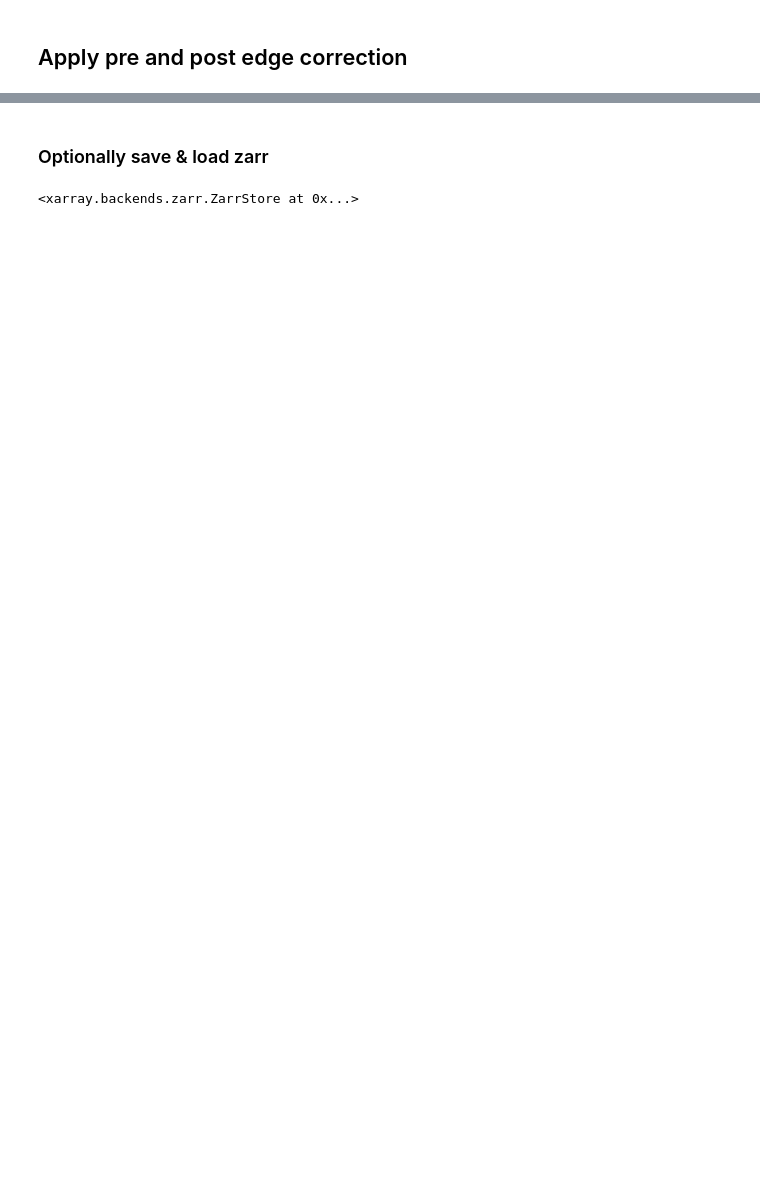
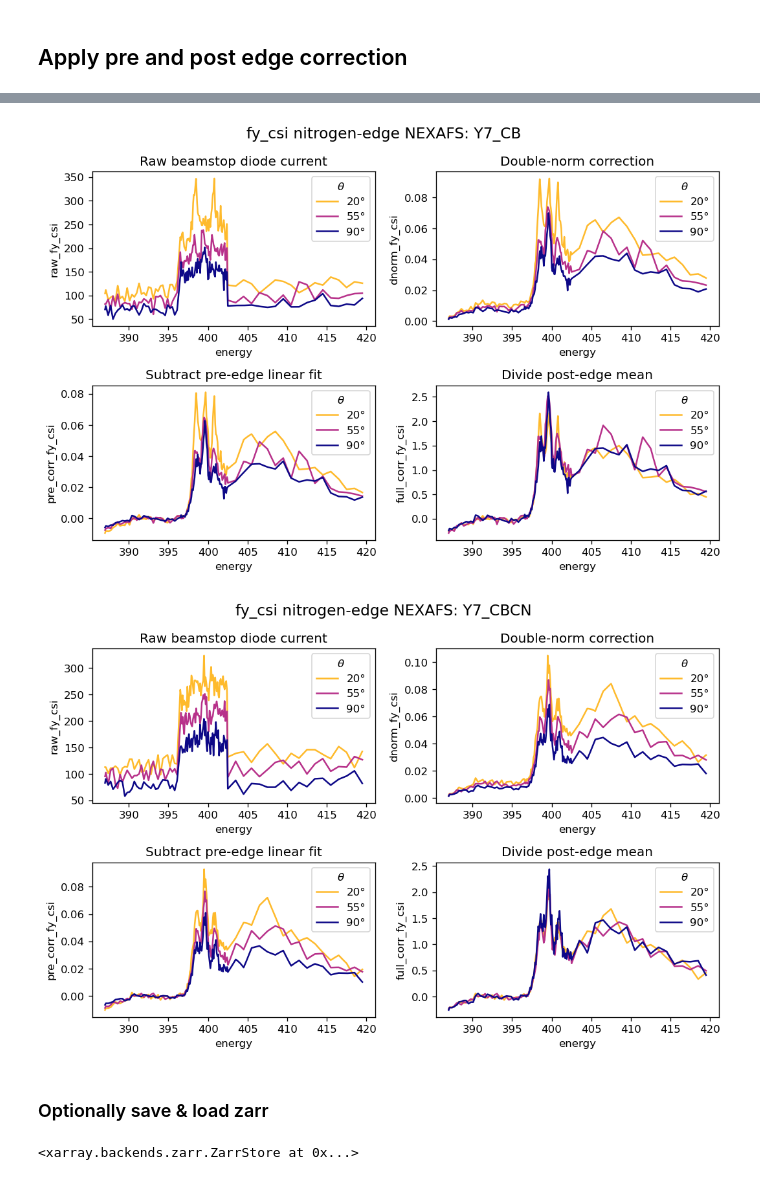
Before and after one commit to andrewjlevin/rsoxs_suite, a Jupyter notebook: sst1_notebooks/2023C3/2023C3_pey_sst2_loading.ipynb, the cells around one changed output, grey strips where cells are left out. Drawn from its saved outputs; the diff is of its cells as text; code cells hidden in the pictures; blank space fills up the shorter version.

Commit message:
sst1 notebooks current status (still messy)

```diff
--- a/sst1_notebooks/2023C3/2023C3_pey_sst2_loading.ipynb
+++ b/sst1_notebooks/2023C3/2023C3_pey_sst2_loading.ipynb
@@ -174,14 +221,15 @@ for data_var in diode_DS.data_vars:
 # %%
 # Create nexafs dataset to export & apply/add double-norm-corrected data variable
 
-plan_of_interest = 'nexafs_carbon'
+plan_of_interest = 'nexafs_nitrogen'
 DS = xr.Dataset(attrs={'name': plan_of_interest})
 
-for nexafs_type in ['pey', 'tey']:
+for nexafs_type in ['pey', 'tey', 'fy_csi']:
     DS[f'raw_{nexafs_type}'] = nf_DS[f'{nexafs_type}']
     DS['sample_i_ref'] = nf_DS['i_ref']
     DS['calib_i_ref'] = diode_DS['i_ref']
-    DS['calib_diode'] = diode_DS['m4c']
+    # DS['calib_diode'] = diode_DS['m4c']
+    DS['calib_diode'] = diode_DS['diode']
     DS[f'dnorm_{nexafs_type}'] = (DS[f'raw_{nexafs_type}'] / DS['sample_i_ref']) * (DS['calib_i_ref'] / DS['calib_diode'])
 
 DS
@@ -291,3 +352,62 @@ Attributes:
+# %%
+# DS = loaded_DS.copy()
+edge = 'nitrogen'
+nexafs_type = 'fy_csi'
+
+energy_min = 387  # nitrogen
+energy_max = 419.5  # nitrogen
+
+# energy_min = 275
+# energy_max = 320
+
+energy_slice = slice(energy_min, energy_max)
+# energy_slice = slice(None, None)
+
+# energy_slice = slice(250,350) # carbon
+# energy_slice = slice(370, 440) # nitrogen
+# energy_slice = slice(396, 405) # nitrogen
+
+# Create the colormap
+colors = plt.cm.plasma_r(np.linspace(0.15, 1, len(DS.theta)))
+# colors = plt.cm.plasma(np.linspace(0, 0.85, len(DS.theta)))
+
+
+for sample_name in tqdm(DS.sample_name.values):
+    fig, axs = plt.subplots(2, 2)
+    fig.set(size_inches=(9, 6), dpi=120, tight_layout=True)
+    fig.suptitle(f'{nexafs_type} {edge}-edge NEXAFS: {sample_name}', fontsize=14)
+    # fig.suptitle(f'Transmission {edge}-edge NEXAFS: {sample_name}', fontsize=14)
+    # fig.suptitle(f'TEY {edge}-edge NEXAFS: {sample_name}', fontsize=14)
+
+    for i, theta_val in enumerate(DS.theta.values):
+        sliced_DS = DS.sel(energy=energy_slice, sample_name=sample_name, theta=theta_val)
+        sliced_DS[f'raw_{nexafs_type}'].plot.line(ax=axs[0,0], color=colors[i], label=f'{int(theta_val)}°')
+        sliced_DS[f'dnorm_{nexafs_type}'].plot.line(ax=axs[0,1], color=colors[i], label=f'{int(theta_val)}°')
+        sliced_DS[f'pre_corr_{nexafs_type}'].plot.line(ax=axs[1,0], color=colors[i], label=f'{int(theta_val)}°')
+        sliced_DS[f'full_corr_{nexafs_type}'].plot.line(ax=axs[1,1], color=colors[i], label=f'{int(theta_val)}°')
+        # ((sliced_DS[f'full_corr_{nexafs_type}'] / float(DS[f'full_corr_{nexafs_type}'].sel(
+        #                                           sample_name=sample_name, theta=theta_val, energy=slice(402,404)).mean('energy')))
+        #  .plot.line(ax=axs[1,1], color=colors[i], label=f'{int(theta_val)}°'))
+
+    axs[0,0].set(title='Raw beamstop diode current')
+    axs[0,1].set(title='Double-norm correction')
+    axs[1,0].set(title='Subtract pre-edge linear fit')
+    axs[1,1].set(title='Divide post-edge mean')
+    # axs[1,1].set(title='Divide post-edge mean & subtract SiN spectra')
+
+    # Optionally, add legends
+    axs[0,0].legend(title=r"$\theta$", loc='upper right')
+    axs[0,1].legend(title=r"$\theta$", loc='upper right')
+    axs[1,0].legend(title=r"$\theta$", loc='upper right')
+    axs[1,1].legend(title=r"$\theta$", loc='upper right')
+
+    plt.show()
+    # fig.savefig(outPath.joinpath(f'nexafs_plots/{nexafs_type}_{edge}_nexafs_all', f'{sample_name}_energy{energy_min}-{energy_max}.png'), dpi=120)
+    # fig.savefig(outPath.joinpath(f'nexafs_plots/nf_chamber_{nexafs_type}_{edge}_nexafs_all', f'{sample_name}_energy{energy_min}-{energy_max}.png'), dpi=120)
+    plt.close('all')
+# %% [output]
+[figure, added]
+[figure, added]
 # %% [markdown]
 ### Optionally save & load zarr
 # %%
```
Also changed, not shown: parts of 11 cells of this notebook, 4 other files.
